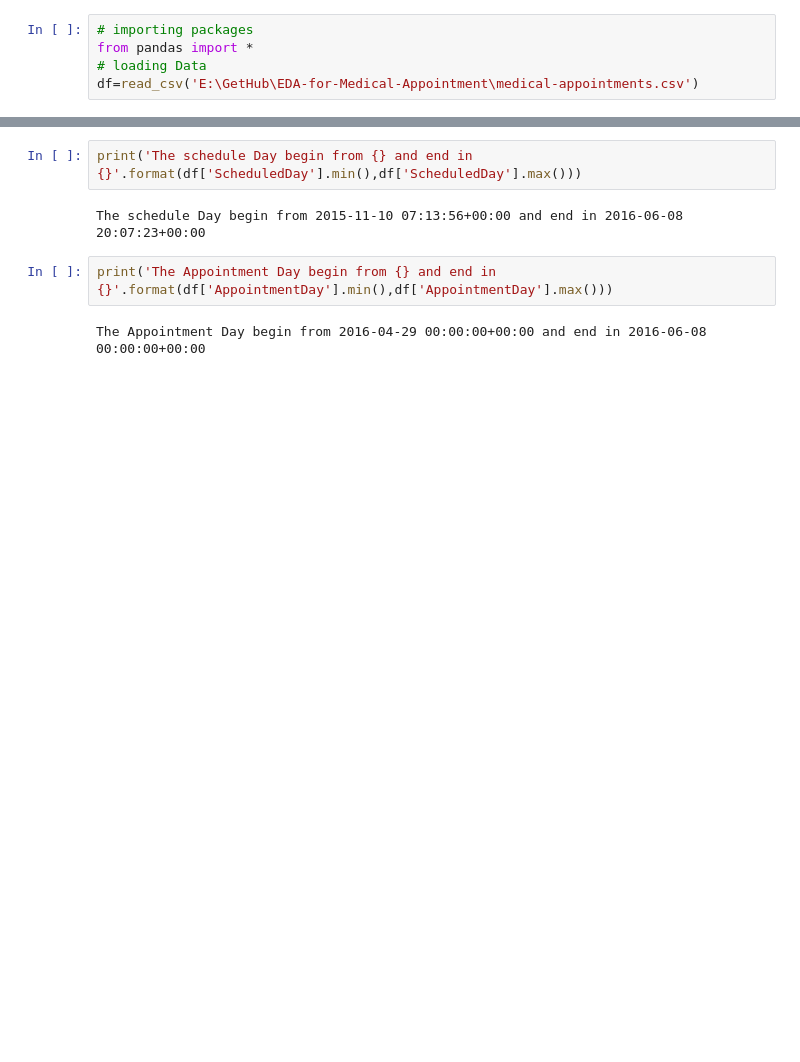
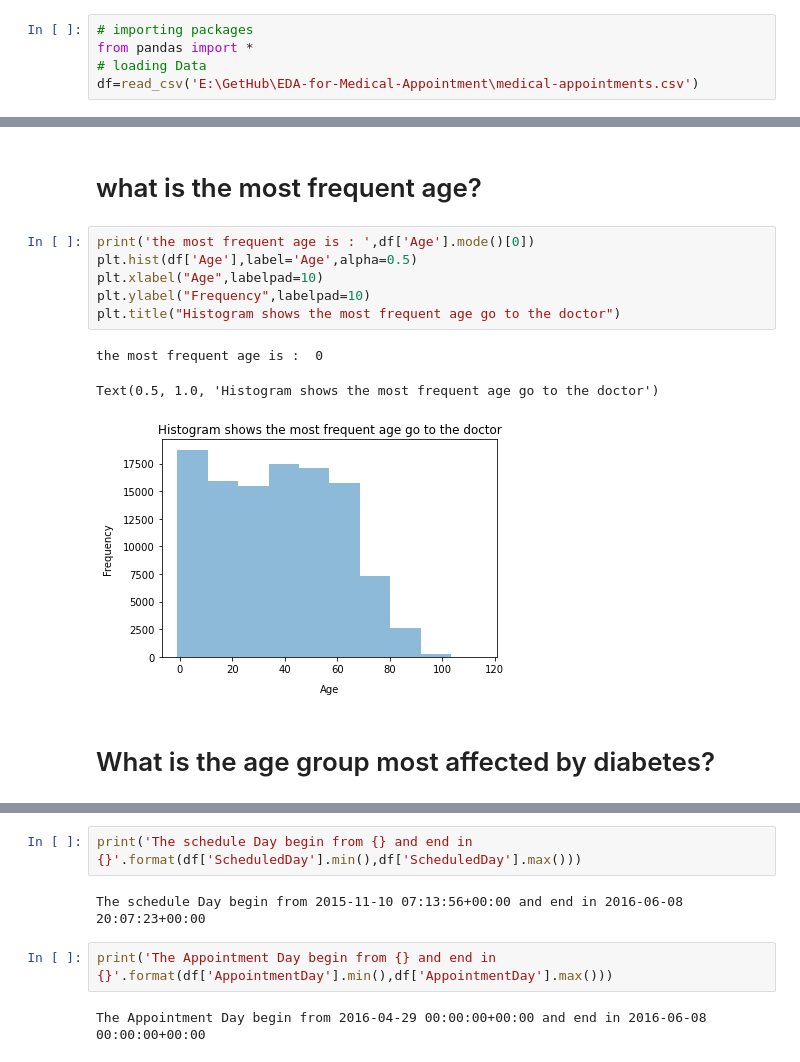
Before and after one commit to mennasala/EDA-for-Medical-Appointment, a Jupyter notebook: Investigate_a_Dataset-No-show-appointments.ipynb, the cells around one changed output, grey strips where cells are left out. Saved outputs shown, nothing was run; the diff lists cells and outputs as text; blank space fills up the shorter version.

```diff
--- a/Investigate_a_Dataset-No-show-appointments.ipynb
+++ b/Investigate_a_Dataset-No-show-appointments.ipynb
@@ -191,0 +214,14 @@ Name: Diabetes, Length: 193, dtype: int64
+# %% [markdown]
+# what is the most frequent age?
+# %%
+print('the most frequent age is : ',df['Age'].mode()[0])
+plt.hist(df['Age'],label='Age',alpha=0.5)
+plt.xlabel("Age",labelpad=10)
+plt.ylabel("Frequency",labelpad=10)
+plt.title("Histogram shows the most frequent age go to the doctor")
+# %% [output]
+the most frequent age is :  0
+Text(0.5, 1.0, 'Histogram shows the most frequent age go to the doctor')
+[figure, added]
+# %% [markdown]
+# What is the age group most affected by diabetes?
```
Also changed, not shown: parts of 57 cells of this notebook, 1 other file.
